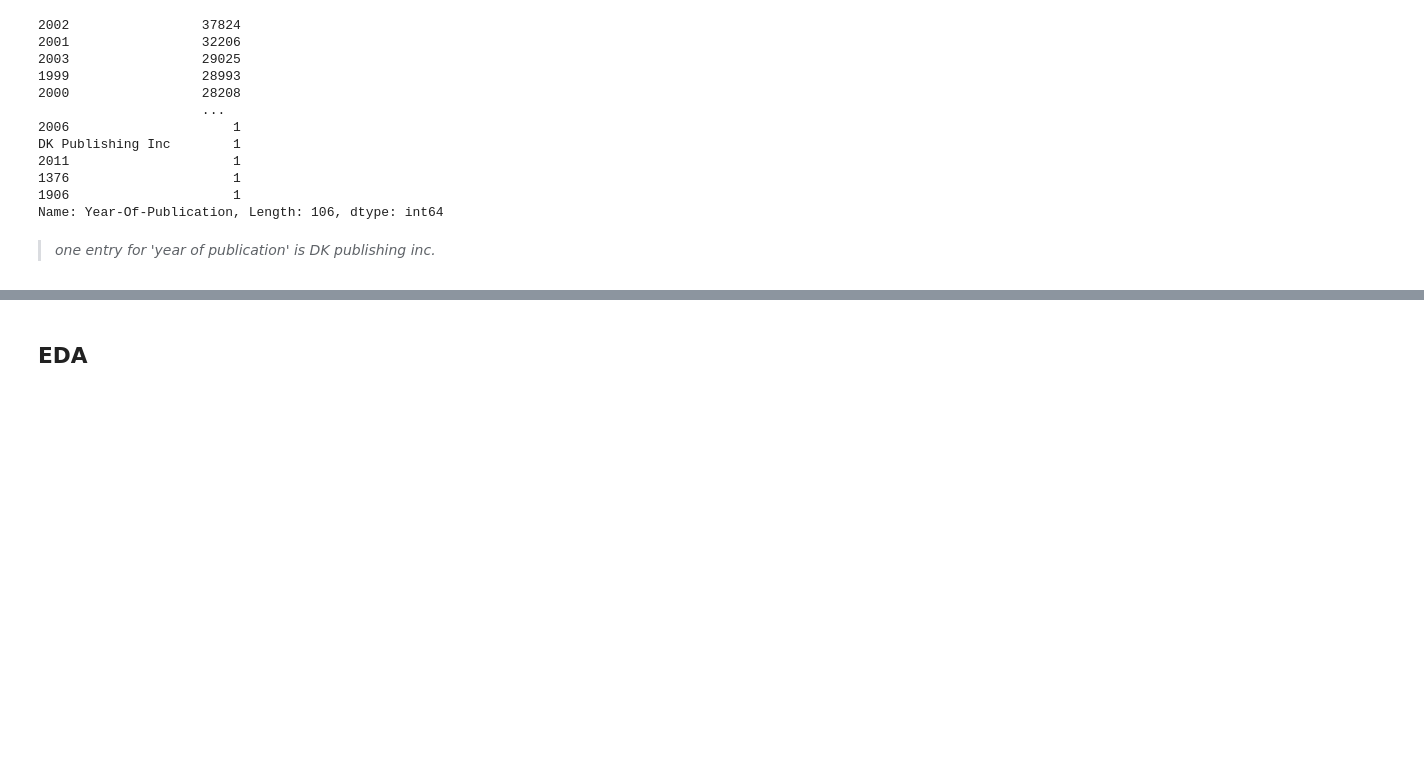
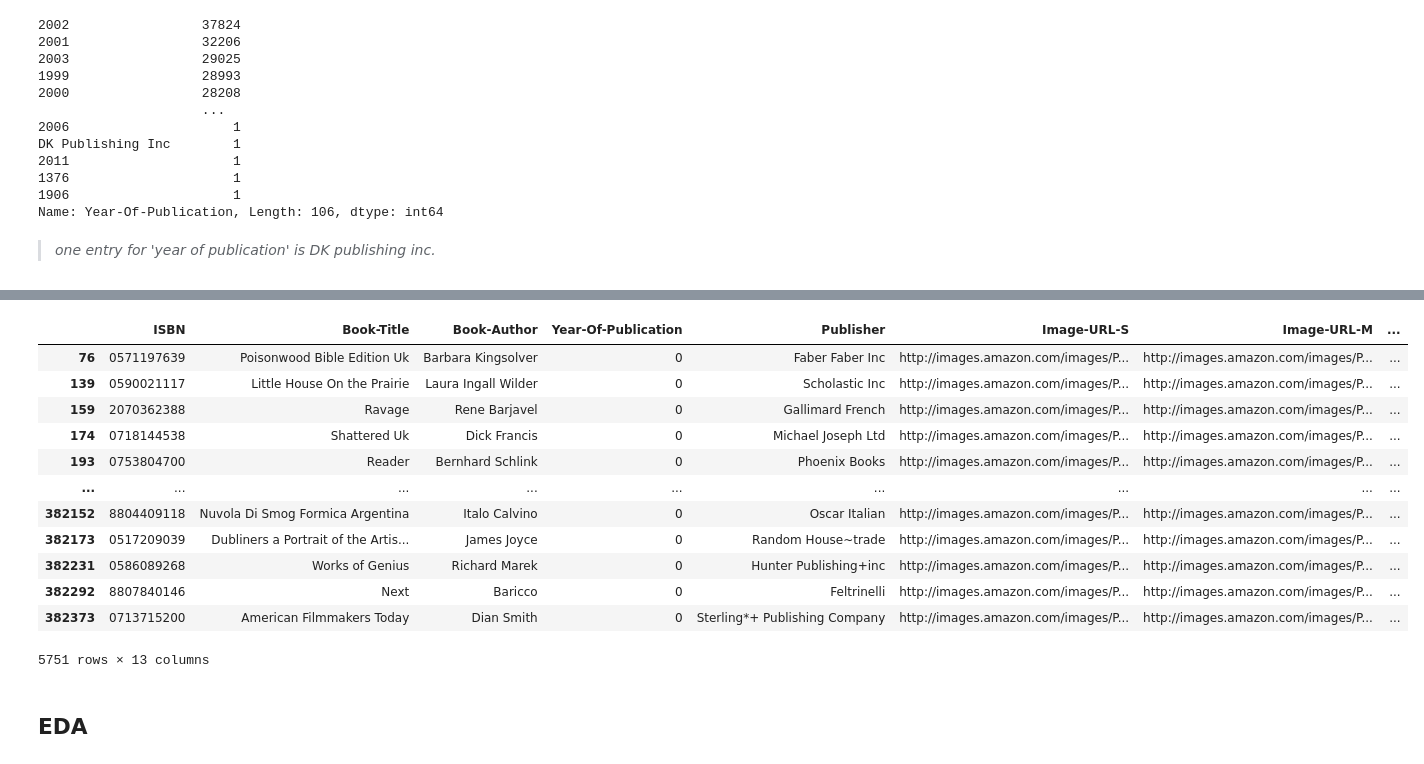
Before and after one commit to ghanalk1/Book-Recommendation-System, a Jupyter notebook: Rough_brs.ipynb, the cells around one changed output, grey strips where cells are left out. Cells and saved outputs as stored; diff of their text form; code cells hidden in the pictures; blank space fills up the shorter version.

```diff
--- a/Rough_brs.ipynb
+++ b/Rough_brs.ipynb
@@ -677,3 +689,20 @@ df[df['Year-Of-Publication'] < 1800].head()
+# %%
+# many values of year of publication are 0
+df[df['Year-Of-Publication'] == 0]
+# %% [output]
+|  | ISBN | Book-Title | Book-Author | Year-Of-Publication | Publisher | Image-URL-S | Image-URL-M | ... |
+| 76 | 0571197639 | Poisonwood Bible Edition Uk | Barbara Kingsolver | 0 | Faber Faber Inc | http://images.amazon.com/images/P... | http://images.amazon.com/images/P... | ... |
+| 139 | 0590021117 | Little House On the Prairie | Laura Ingall Wilder | 0 | Scholastic Inc | http://images.amazon.com/images/P... | http://images.amazon.com/images/P... | ... |
+| 159 | 2070362388 | Ravage | Rene Barjavel | 0 | Gallimard French | http://images.amazon.com/images/P... | http://images.amazon.com/images/P... | ... |
+| 174 | 0718144538 | Shattered Uk | Dick Francis | 0 | Michael Joseph Ltd | http://images.amazon.com/images/P... | http://images.amazon.com/images/P... | ... |
+| 193 | 0753804700 | Reader | Bernhard Schlink | 0 | Phoenix Books | http://images.amazon.com/images/P... | http://images.amazon.com/images/P... | ... |
+| ... | ... | ... | ... | ... | ... | ... | ... | ... |
+| 382152 | 8804409118 | Nuvola Di Smog Formica Argentina | Italo Calvino | 0 | Oscar Italian | http://images.amazon.com/images/P... | http://images.amazon.com/images/P... | ... |
+| 382173 | 0517209039 | Dubliners a Portrait of the Artis... | James Joyce | 0 | Random House~trade | http://images.amazon.com/images/P... | http://images.amazon.com/images/P... | ... |
+| 382231 | 0586089268 | Works of Genius | Richard Marek | 0 | Hunter Publishing+inc | http://images.amazon.com/images/P... | http://images.amazon.com/images/P... | ... |
+| 382292 | 8807840146 | Next | Baricco | 0 | Feltrinelli | http://images.amazon.com/images/P... | http://images.amazon.com/images/P... | ... |
+| 382373 | 0713715200 | American Filmmakers Today | Dian Smith | 0 | Sterling*+ Publishing Company | http://images.amazon.com/images/P... | http://images.amazon.com/images/P... | ... |
+5751 rows × 13 columns
 # %% [markdown]
 ## **EDA**
 # %% [markdown]
```
Also changed, not shown: parts of 8 cells of this notebook.
